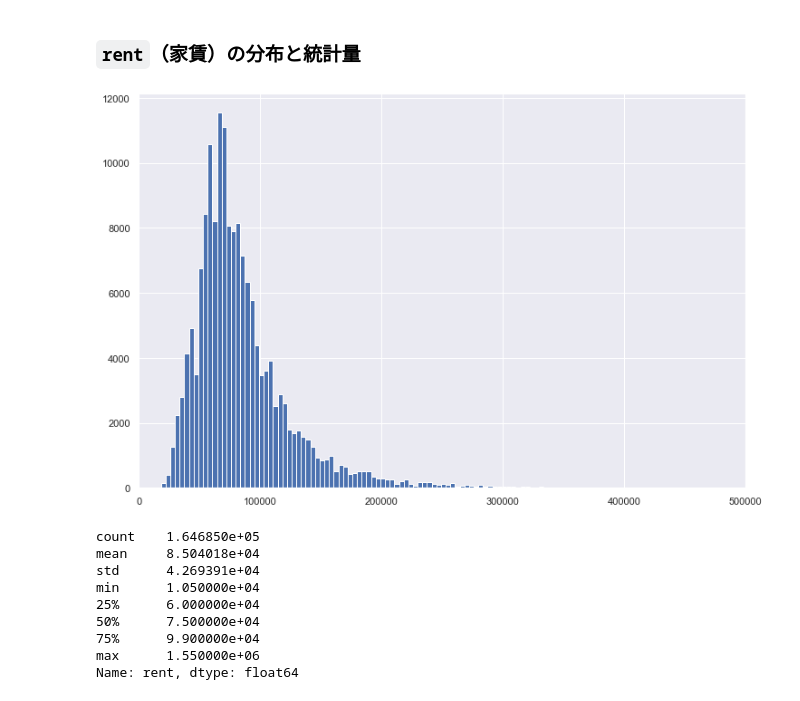
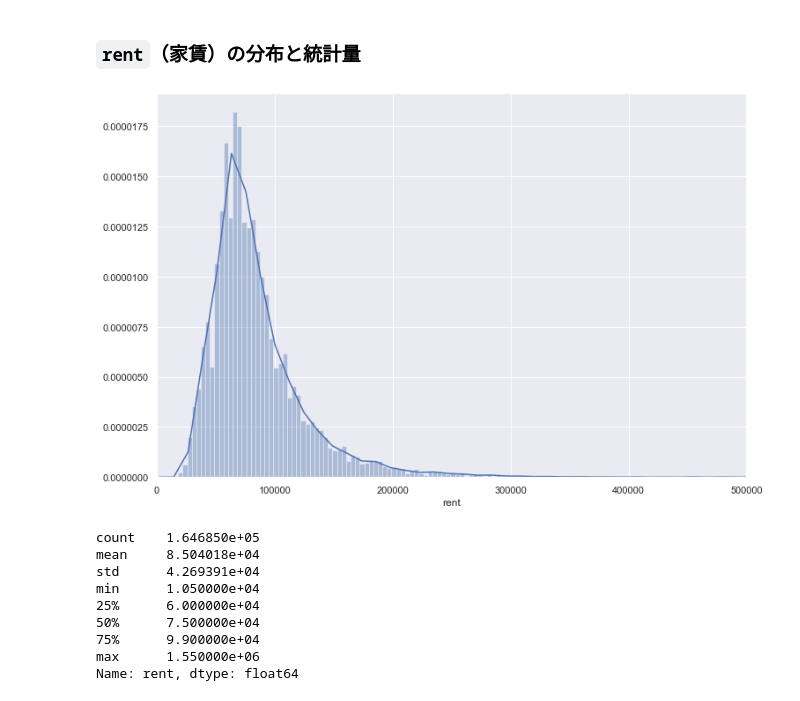
Before and after one commit to m7142yosuke/Tokyo-house-price-prediction-portfolio, a Jupyter notebook: 不動産価格予測.ipynb, the cells around one changed output. Drawn from its saved outputs; the diff is of its cells as text; code cells hidden in the pictures.

```diff
--- a/不動産価格予測.ipynb
+++ b/不動産価格予測.ipynb
@@ -139,11 +144,11 @@ df_all['rent'] = df_all['rent'].apply(lambda x: float(x.rstrip('万円'))*10000)
 ### `rent`（家賃）の分布と統計量
 # %%
 plt.figure(figsize=(12, 8))
-plt.hist(df_all['rent'], bins=400)
+sns.distplot(df_all['rent'], bins=400)
 plt.xlim(0, 500000)
 plt.show()
 # %% [output]
-[figure, old version]
+[figure, new version]
 # %%
 df_all['rent'].describe()
 # %% [output]
```
Also changed, not shown: parts of 121 cells of this notebook, 27 other files.
